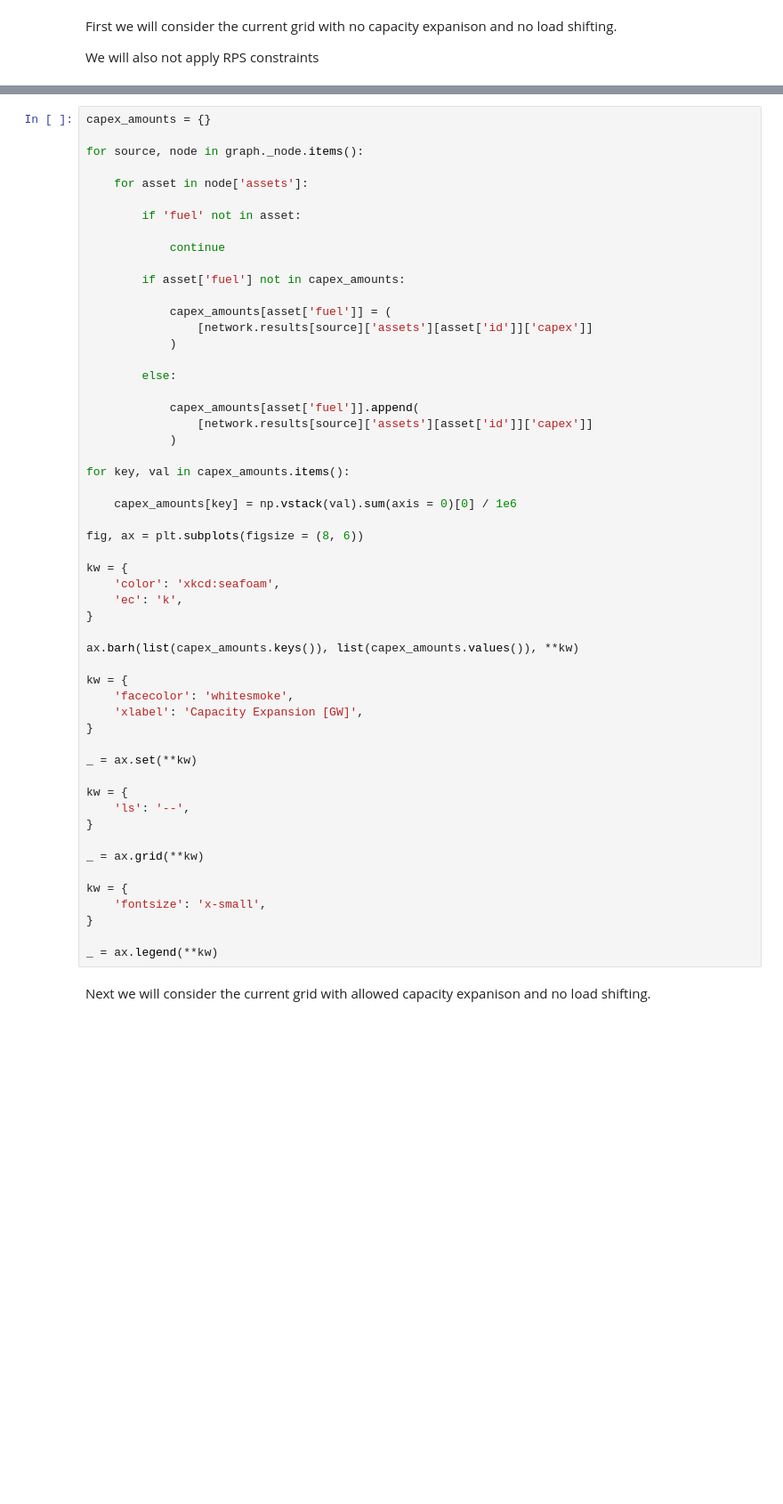
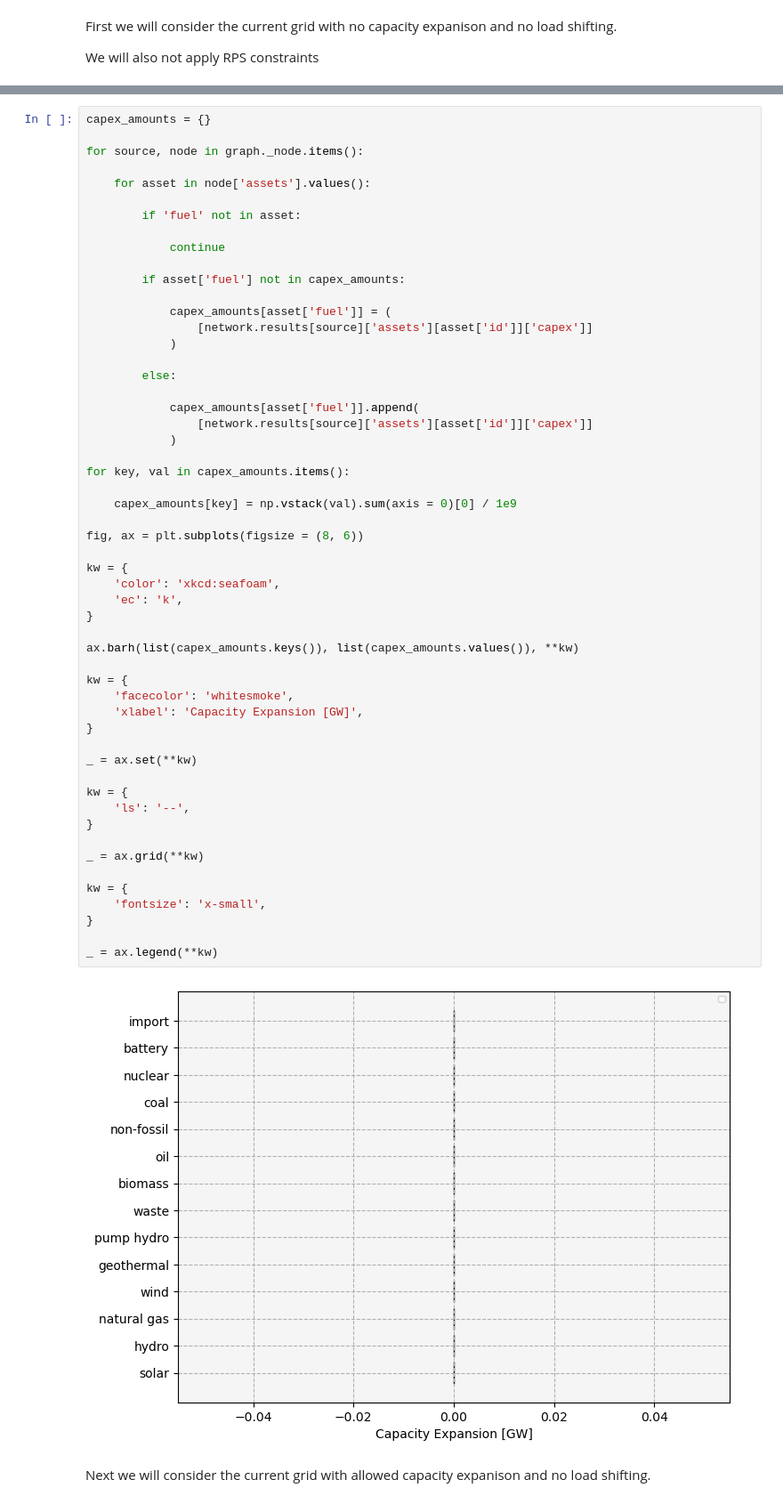
Before and after one commit to ucdavis/good_model, a Jupyter notebook: Example.ipynb, the cells around one changed output, grey strips where cells are left out. Shown at 89% size. Saved outputs shown, nothing was run; the diff lists cells and outputs as text; blank space fills up the shorter version.

```diff
--- a/Example.ipynb
+++ b/Example.ipynb
@@ -304,7 +340,7 @@ capex_amounts = {}
 
 for source, node in graph._node.items():
 
-    for asset in node['assets']:
+    for asset in node['assets'].values():
 
         if 'fuel' not in asset:
 
@@ -324,34 +360,36 @@ for source, node in graph._node.items():
 
 for key, val in capex_amounts.items():
 
-    capex_amounts[key] = np.vstack(val).sum(axis = 0)[0] / 1e6
+    capex_amounts[key] = np.vstack(val).sum(axis = 0)[0] / 1e9
 
 fig, ax = plt.subplots(figsize = (8, 6))
 
 kw = {
     'color': 'xkcd:seafoam',
     'ec': 'k',
 }
 
 ax.barh(list(capex_amounts.keys()), list(capex_amounts.values()), **kw)
 
 kw = {
     'facecolor': 'whitesmoke',
     'xlabel': 'Capacity Expansion [GW]',
 }
 
 _ = ax.set(**kw)
 
 kw = {
     'ls': '--',
 }
 
 _ = ax.grid(**kw)
 
 kw = {
     'fontsize': 'x-small',
 }
 
 _ = ax.legend(**kw)
+# %% [output]
+[figure, added]
 # %% [markdown]
 Next we will consider the current grid with allowed capacity expanison and no load shifting.
```
Also changed, not shown: parts of 39 cells of this notebook, 41 other files.
